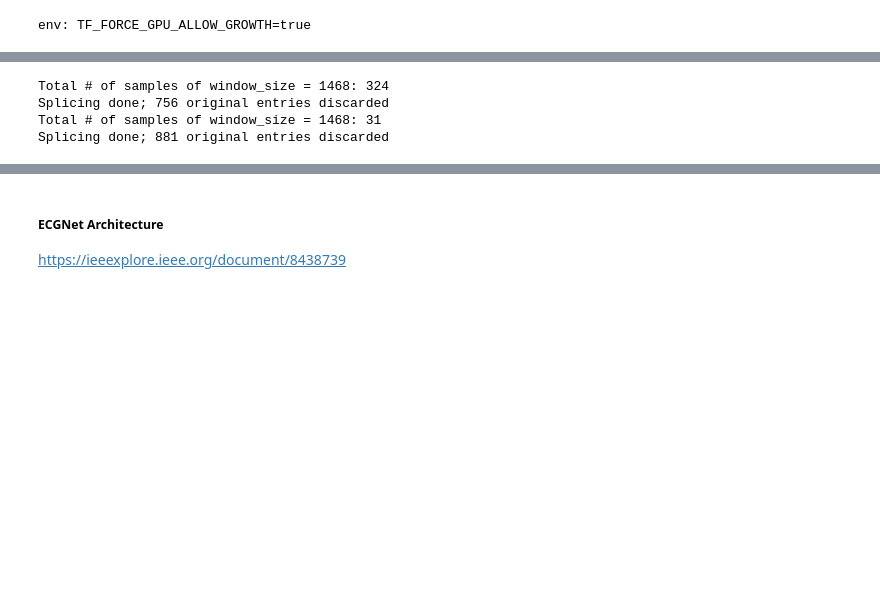
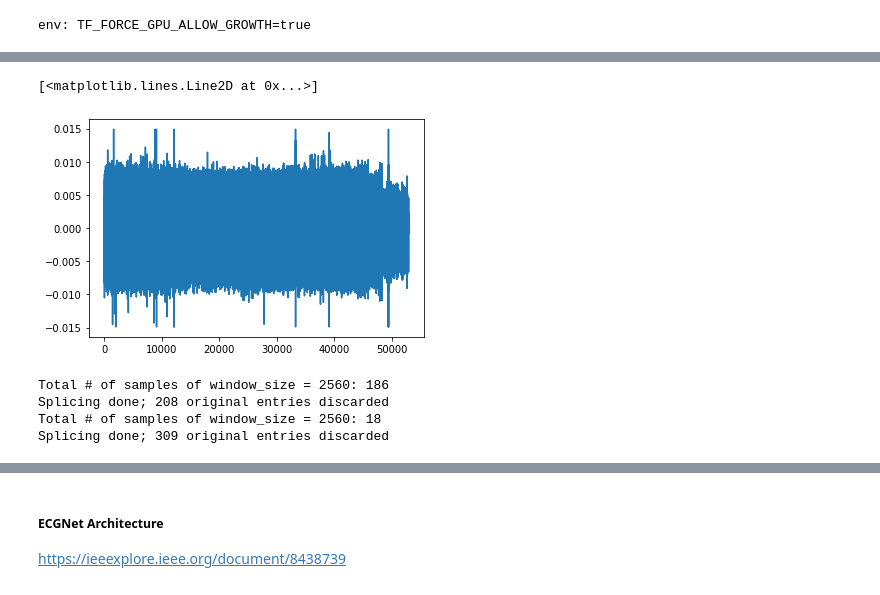
Before and after one commit to the-promised-LAN/ecg_stress_classification, a Jupyter notebook: ecgnet2018.ipynb, the cells around one changed output, grey strips where cells are left out. Cells and saved outputs as stored; diff of their text form; code cells hidden in the pictures; blank space fills up the shorter version.

```diff
--- a/ecgnet2018.ipynb
+++ b/ecgnet2018.ipynb
@@ -116,13 +194,22 @@ test_set.head()
+# %%
+train_set['signal_val'] = z[0,:]
+test_set['signal_val'] = c[0,:]
+# %%
+plot(train_set['signal_val'])
+# %% [output]
+[<matplotlib.lines.Line2D at 0x...>]
+[figure, added]
 # %%
-ts_window_size = 1468 # 294 = 1s 1468 = 5 seconds, before: 224 samples per 1 sample
+# Sample frequency: 256 Hz
+ts_window_size = 2560 # 294 = 1s 1468 = 5 seconds, before: 224 samples per 1 sample
 
 train_set = time_series_splicing(train_set, ts_window_size)
 test_set = time_series_splicing(test_set, ts_window_size)
 # %% [output]
-Total # of samples of window_size = 1468: 324
-Splicing done; 756 original entries discarded
-Total # of samples of window_size = 1468: 31
-Splicing done; 881 original entries discarded
+Total # of samples of window_size = 2560: 186
+Splicing done; 208 original entries discarded
+Total # of samples of window_size = 2560: 18
+Splicing done; 309 original entries discarded
 # %%
 def preprocess_categorical(data):
     '''
```
Also changed, not shown: parts of 42 cells of this notebook.
